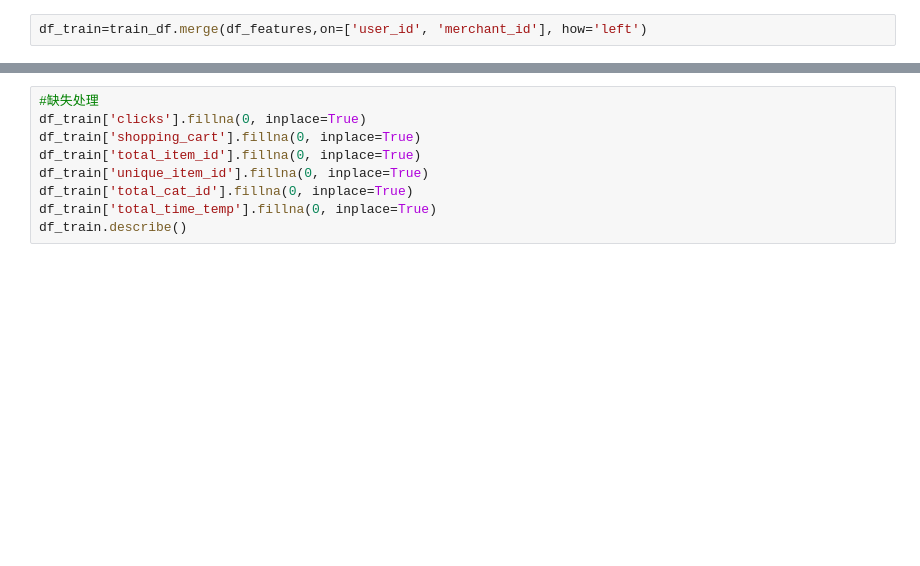
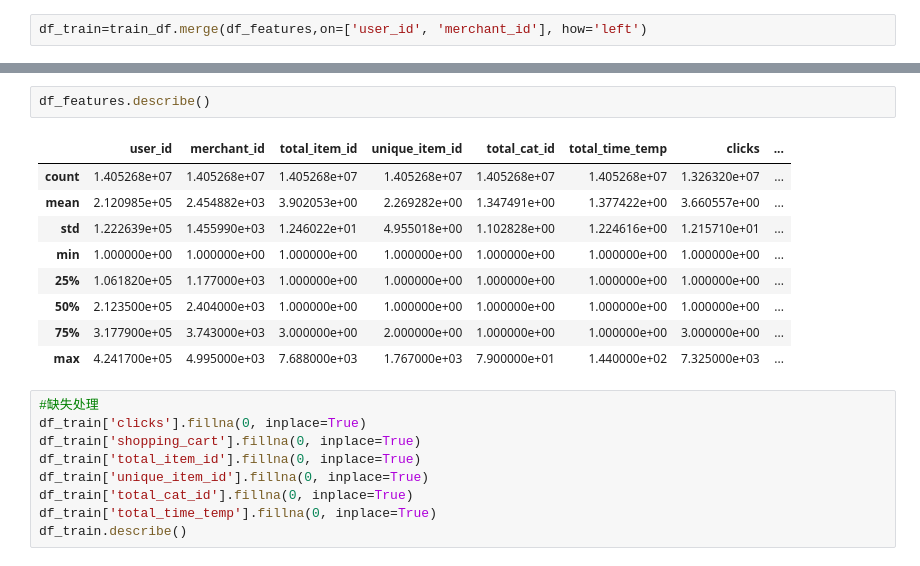
Before and after one commit to yw5579358/machine-learning, a Jupyter notebook: 天猫复购预测.ipynb, the cells around one changed output, grey strips where cells are left out. Saved outputs shown, nothing was run; the diff lists cells and outputs as text; blank space fills up the shorter version.

```diff
--- a/天猫复购预测.ipynb
+++ b/天猫复购预测.ipynb
@@ -338,6 +338,18 @@ df_train.describe()
 | 50% | 211927.500000 | 2482.000000 | 0.000000 | 6.000000 | 2.000000 | 1.000000 | 1.000000 | 5.000000 | ... |
 | 75% | 317670.500000 | 3898.000000 | 0.000000 | 12.000000 | 4.000000 | 2.000000 | 2.000000 | 11.000000 | ... |
 | max | 424170.000000 | 4993.000000 | 1.000000 | 3918.000000 | 603.000000 | 33.000000 | 56.000000 | 3917.000000 | ... |
+# %%
+df_features.describe()
+# %% [output]
+|  | user_id | merchant_id | total_item_id | unique_item_id | total_cat_id | total_time_temp | clicks | ... |
+| count | 1.405268e+07 | 1.405268e+07 | 1.405268e+07 | 1.405268e+07 | 1.405268e+07 | 1.405268e+07 | 1.326320e+07 | ... |
+| mean | 2.120985e+05 | 2.454882e+03 | 3.902053e+00 | 2.269282e+00 | 1.347491e+00 | 1.377422e+00 | 3.660557e+00 | ... |
+| std | 1.222639e+05 | 1.455990e+03 | 1.246022e+01 | 4.955018e+00 | 1.102828e+00 | 1.224616e+00 | 1.215710e+01 | ... |
+| min | 1.000000e+00 | 1.000000e+00 | 1.000000e+00 | 1.000000e+00 | 1.000000e+00 | 1.000000e+00 | 1.000000e+00 | ... |
+| 25% | 1.061820e+05 | 1.177000e+03 | 1.000000e+00 | 1.000000e+00 | 1.000000e+00 | 1.000000e+00 | 1.000000e+00 | ... |
+| 50% | 2.123500e+05 | 2.404000e+03 | 1.000000e+00 | 1.000000e+00 | 1.000000e+00 | 1.000000e+00 | 1.000000e+00 | ... |
+| 75% | 3.177900e+05 | 3.743000e+03 | 3.000000e+00 | 2.000000e+00 | 1.000000e+00 | 1.000000e+00 | 3.000000e+00 | ... |
+| max | 4.241700e+05 | 4.995000e+03 | 7.688000e+03 | 1.767000e+03 | 7.900000e+01 | 1.440000e+02 | 7.325000e+03 | ... |
 # %%
 #缺失处理
 df_train['clicks'].fillna(0, inplace=True)
```
Also changed, not shown: parts of 12 cells of this notebook.
